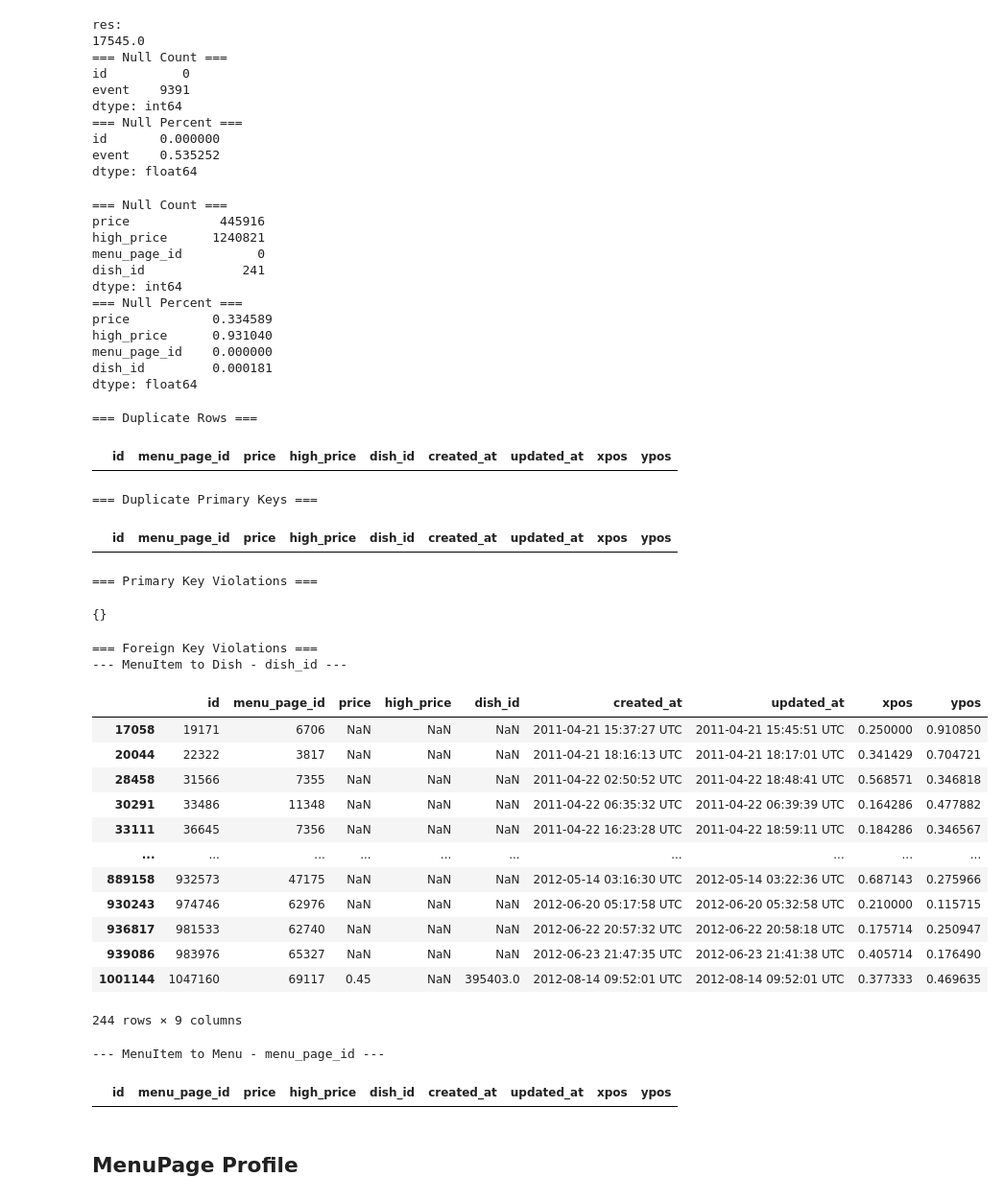
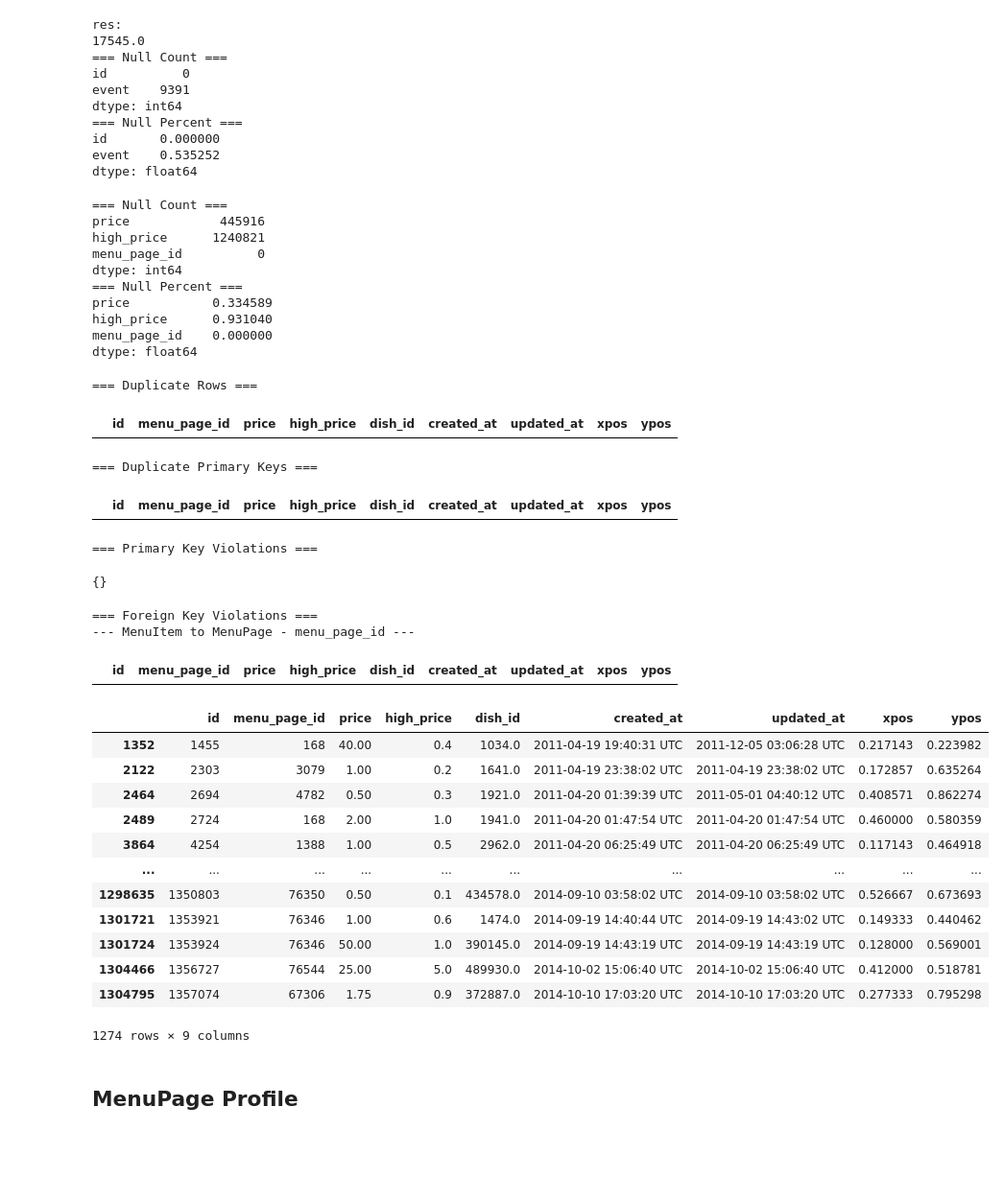
Before and after one commit to aaron68lee/data-cleaning, a Jupyter notebook: data_clean_val.ipynb, the cells around one changed output. Shown at 96% size. Drawn from its saved outputs; the diff is of its cells as text; code cells hidden in the pictures; blank space fills up the shorter version.

Commit message:
Removes data cleaning for MenuItem.dish_id

```diff
--- a/data_clean_val.ipynb
+++ b/data_clean_val.ipynb
@@ -107,7 +107,7 @@ event    0.535252
 dtype: float64
 # %%
 # null count as percentage or sum
-fields = ["price", "high_price", "menu_page_id", "dish_id"]
+fields = ["price", "high_price", "menu_page_id"]
 null = menu_item[fields].isnull()
 counts = null.sum()
 
@@ -120,13 +120,11 @@ print(null.mean())
 price            445916
 high_price      1240821
 menu_page_id          0
-dish_id             241
 dtype: int64
 === Null Percent ===
 price           0.334589
 high_price      0.931040
 menu_page_id    0.000000
-dish_id         0.000181
 dtype: float64
 # %%
 # IC Violations and Constraints
@@ -150,12 +148,9 @@ print("=== Primary Key Violations ===")
 display(pk_violations)
 
 # FK Verification
-bad_fk_menu_item_to_dish = df[~df["dish_id"].isin(dish["id"])]
 bad_fk_menu_item_to_menu_page = df[~df["menu_page_id"].isin(menu_page["id"])]
 print("=== Foreign Key Violations ===")
-print("--- MenuItem to Dish - dish_id ---")
-display(bad_fk_menu_item_to_dish)
-print("--- MenuItem to Menu - menu_page_id ---")
+print("--- MenuItem to MenuPage - menu_page_id ---")
 display(bad_fk_menu_item_to_menu_page)
 # %% [output]
 === Duplicate Rows ===
@@ -165,22 +160,26 @@ display(bad_fk_menu_item_to_menu_page)
 === Primary Key Violations ===
 {}
 === Foreign Key Violations ===
---- MenuItem to Dish - dish_id ---
+--- MenuItem to MenuPage - menu_page_id ---
 |  | id | menu_page_id | price | high_price | dish_id | created_at | updated_at | xpos | ypos |
-| 17058 | 19171 | 6706 | NaN | NaN | NaN | 2011-04-21 15:37:27 UTC | 2011-04-21 15:45:51 UTC | 0.250000 | 0.910850 |
-| 20044 | 22322 | 3817 | NaN | NaN | NaN | 2011-04-21 18:16:13 UTC | 2011-04-21 18:17:01 UTC | 0.341429 | 0.704721 |
-| 28458 | 31566 | 7355 | NaN | NaN | NaN | 2011-04-22 02:50:52 UTC | 2011-04-22 18:48:41 UTC | 0.568571 | 0.346818 |
-| 30291 | 33486 | 11348 | NaN | NaN | NaN | 2011-04-22 06:35:32 UTC | 2011-04-22 06:39:39 UTC | 0.164286 | 0.477882 |
-| 33111 | 36645 | 7356 | NaN | NaN | NaN | 2011-04-22 16:23:28 UTC | 2011-04-22 18:59:11 UTC | 0.184286 | 0.346567 |
-| ... | ... | ... | ... | ... | ... | ... | ... | ... | ... |
-| 889158 | 932573 | 47175 | NaN | NaN | NaN | 2012-05-14 03:16:30 UTC | 2012-05-14 03:22:36 UTC | 0.687143 | 0.275966 |
-| 930243 | 974746 | 62976 | NaN | NaN | NaN | 2012-06-20 05:17:58 UTC | 2012-06-20 05:32:58 UTC | 0.210000 | 0.115715 |
-| 936817 | 981533 | 62740 | NaN | NaN | NaN | 2012-06-22 20:57:32 UTC | 2012-06-22 20:58:18 UTC | 0.175714 | 0.250947 |
-| 939086 | 983976 | 65327 | NaN | NaN | NaN | 2012-06-23 21:47:35 UTC | 2012-06-23 21:41:38 UTC | 0.405714 | 0.176490 |
-| 1001144 | 1047160 | 69117 | 0.45 | NaN | 395403.0 | 2012-08-14 09:52:01 UTC | 2012-08-14 09:52:01 UTC | 0.377333 | 0.469635 |
-244 rows × 9 columns
---- MenuItem to Menu - menu_page_id ---
-|  | id | menu_page_id | price | high_price | dish_id | created_at | updated_at | xpos | ypos |
+# %%
+# IC Verification - high_price is greater than or equal to price
+bad_ic_menu_item_high_price = menu_item[menu_item["high_price"] < menu_item["price"]]
+bad_ic_menu_item_high_price
+# %% [output]
+|  | id | menu_page_id | price | high_price | dish_id | created_at | updated_at | xpos | ypos |
+| 1352 | 1455 | 168 | 40.00 | 0.4 | 1034.0 | 2011-04-19 19:40:31 UTC | 2011-12-05 03:06:28 UTC | 0.217143 | 0.223982 |
+| 2122 | 2303 | 3079 | 1.00 | 0.2 | 1641.0 | 2011-04-19 23:38:02 UTC | 2011-04-19 23:38:02 UTC | 0.172857 | 0.635264 |
+| 2464 | 2694 | 4782 | 0.50 | 0.3 | 1921.0 | 2011-04-20 01:39:39 UTC | 2011-05-01 04:40:12 UTC | 0.408571 | 0.862274 |
+| 2489 | 2724 | 168 | 2.00 | 1.0 | 1941.0 | 2011-04-20 01:47:54 UTC | 2011-04-20 01:47:54 UTC | 0.460000 | 0.580359 |
+| 3864 | 4254 | 1388 | 1.00 | 0.5 | 2962.0 | 2011-04-20 06:25:49 UTC | 2011-04-20 06:25:49 UTC | 0.117143 | 0.464918 |
+| ... | ... | ... | ... | ... | ... | ... | ... | ... | ... |
+| 1298635 | 1350803 | 76350 | 0.50 | 0.1 | 434578.0 | 2014-09-10 03:58:02 UTC | 2014-09-10 03:58:02 UTC | 0.526667 | 0.673693 |
+| 1301721 | 1353921 | 76346 | 1.00 | 0.6 | 1474.0 | 2014-09-19 14:40:44 UTC | 2014-09-19 14:43:02 UTC | 0.149333 | 0.440462 |
+| 1301724 | 1353924 | 76346 | 50.00 | 1.0 | 390145.0 | 2014-09-19 14:43:19 UTC | 2014-09-19 14:43:19 UTC | 0.128000 | 0.569001 |
+| 1304466 | 1356727 | 76544 | 25.00 | 5.0 | 489930.0 | 2014-10-02 15:06:40 UTC | 2014-10-02 15:06:40 UTC | 0.412000 | 0.518781 |
+| 1304795 | 1357074 | 67306 | 1.75 | 0.9 | 372887.0 | 2014-10-10 17:03:20 UTC | 2014-10-10 17:03:20 UTC | 0.277333 | 0.795298 |
+1274 rows × 9 columns
 # %% [markdown]
 ## MenuPage Profile
 # %%
```
Also changed, not shown: parts of 4 cells of this notebook.
